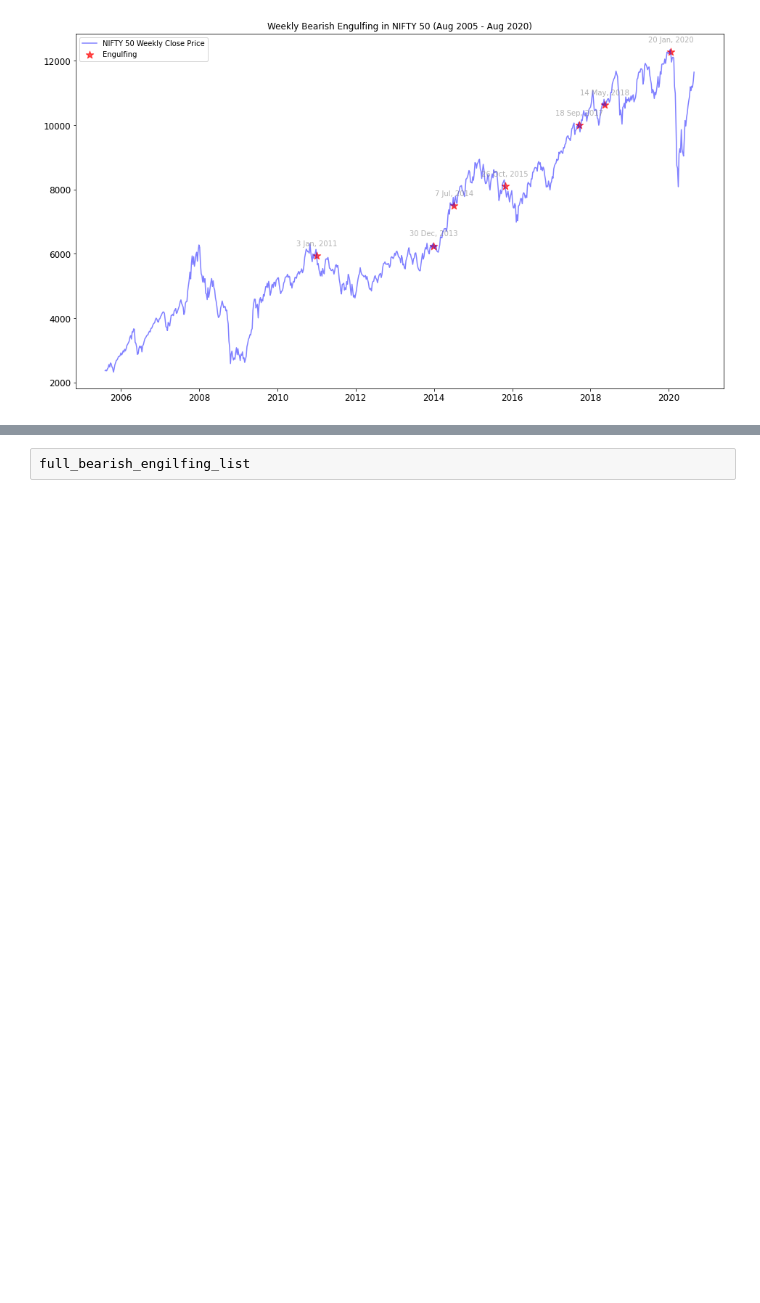
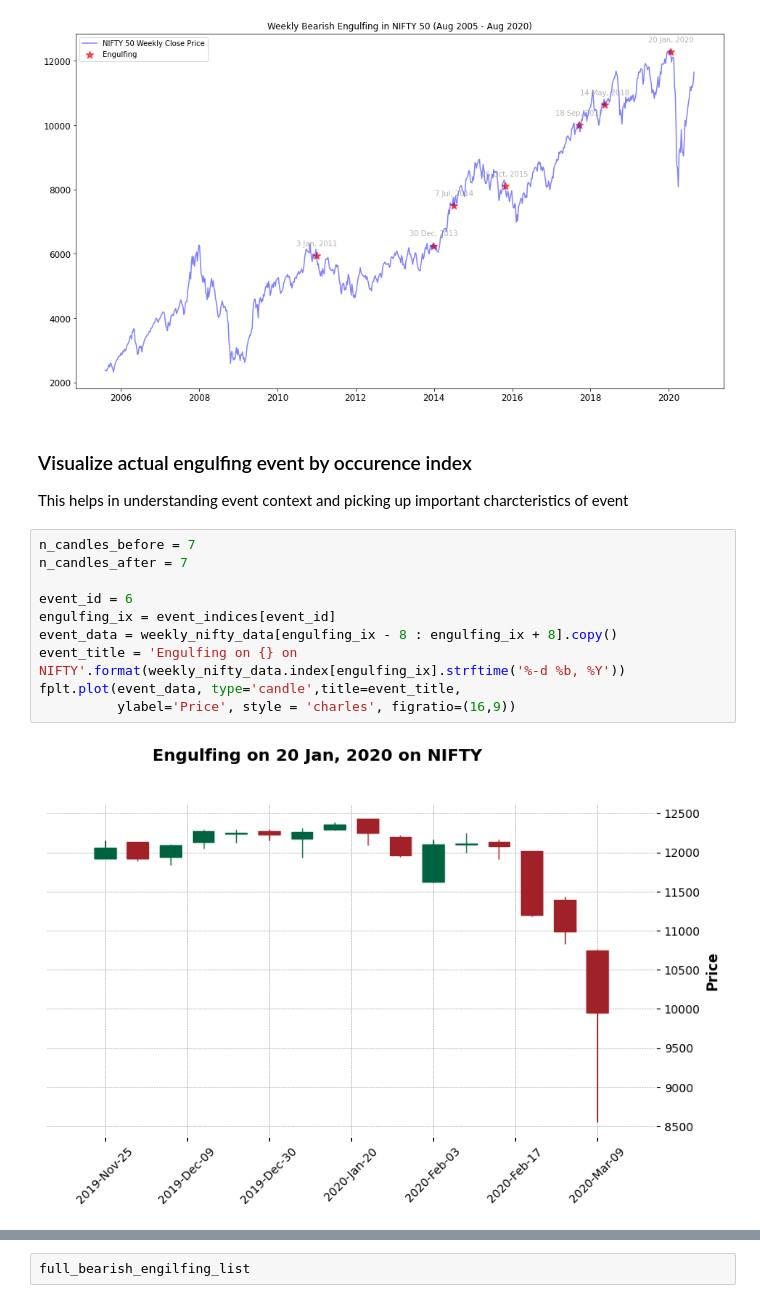
Before and after one commit to yantraguru/niftystats, a Jupyter notebook: notebooks/Weekly Bearish Engulfing.ipynb, the cells around one changed output, grey strips where cells are left out. Saved outputs shown, nothing was run; the diff lists cells and outputs as text; blank space fills up the shorter version.

Commit message:
added event visualization

```diff
--- a/notebooks/Weekly Bearish Engulfing.ipynb
+++ b/notebooks/Weekly Bearish Engulfing.ipynb
@@ -154,3 +141,18 @@ ax.set_title("Weekly Bearish Engulfing in NIFTY 50 (Aug 2005 - Aug 2020)", fonts
 ax.legend(loc = "upper left", fontsize = 10);
 # %% [output]
 [figure]
+# %% [markdown]
+### Visualize actual engulfing event by occurence index
+This helps in understanding event context and picking up important charcteristics of event
+# %%
+n_candles_before = 7
+n_candles_after = 7
+
+event_id = 6
+engulfing_ix = event_indices[event_id]
+event_data = weekly_nifty_data[engulfing_ix - 8 : engulfing_ix + 8].copy()
+event_title = 'Engulfing on {} on NIFTY'.format(weekly_nifty_data.index[engulfing_ix].strftime('%-d %b, %Y'))
+fplt.plot(event_data, type='candle',title=event_title,
+          ylabel='Price', style = 'charles', figratio=(16,9))
+# %% [output]
+[figure, added]
```
Also changed, not shown: parts of 7 cells of this notebook.
